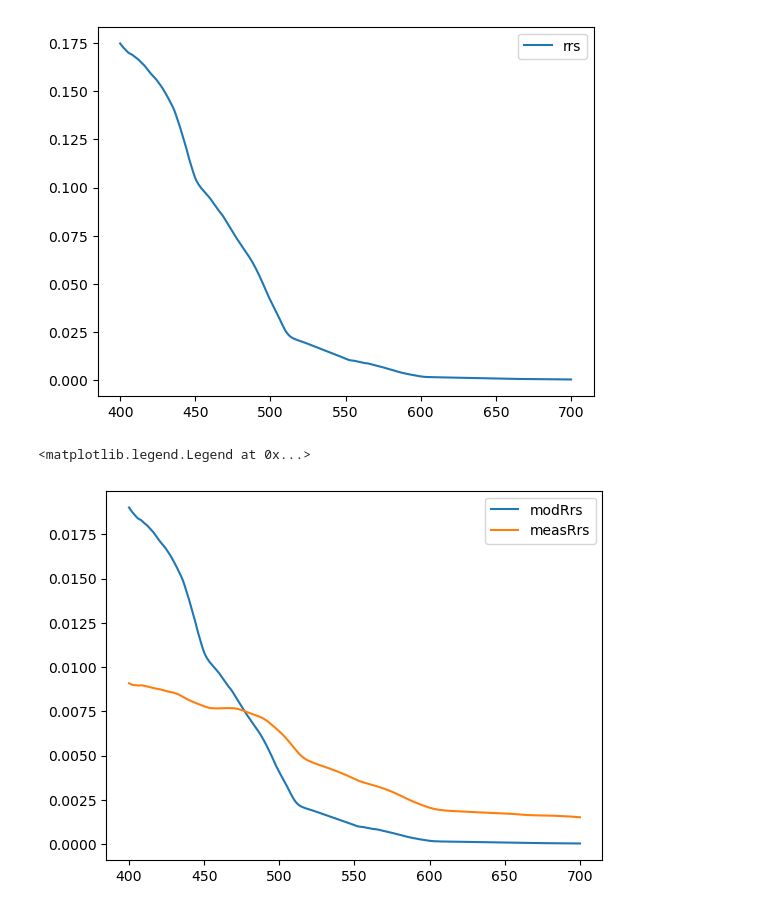
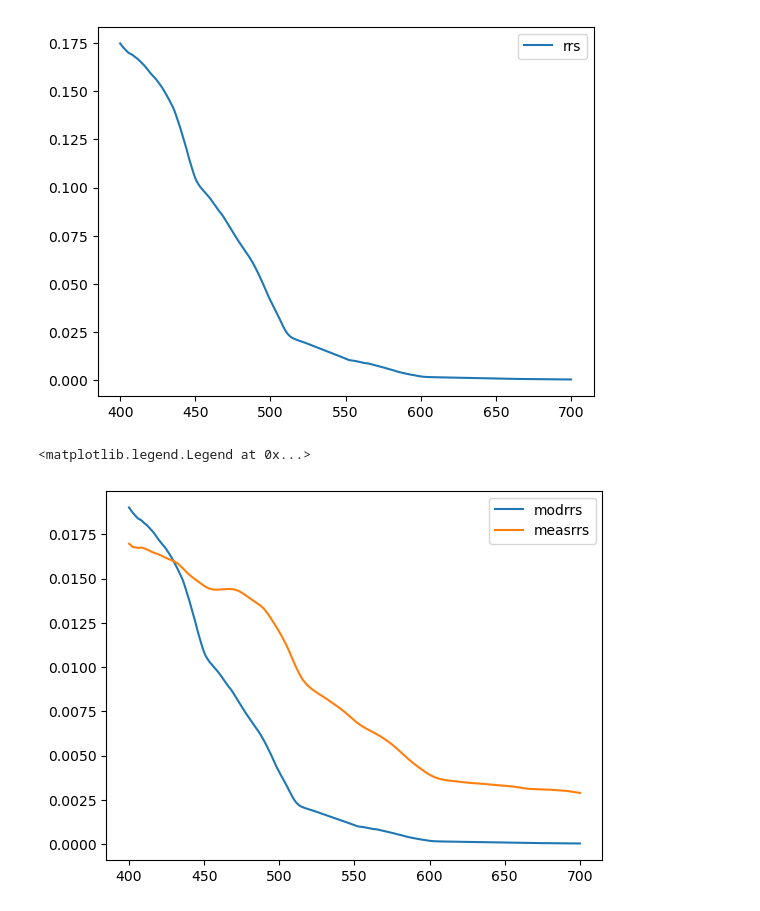
Before and after one commit to aewindle110/PCC_retrievals, a Jupyter notebook: Kramer_hyperRrs.ipynb, the cells around one changed output. Drawn from its saved outputs; the diff is of its cells as text; code cells hidden in the pictures.

```diff
--- a/Kramer_hyperRrs.ipynb
+++ b/Kramer_hyperRrs.ipynb
@@ -41,7 +41,3 @@ def RInw(lambda_nm, Tc, S):
     dnswds = (n1 + n2 * Tc + n3 * Tc ** 2 + n6 / lambda_nm) * n_air
 
     return nsw, dnswds
-# %%
-nsw, dnds = RInw(wave, T, S)
-print(nsw)
-print(dnds)
@@ -258,15 +181,15 @@ def gsm_cost(IOPs, rrs, aw, bbw, bbpstar, aphstar, admstar):
     return cost
 # %%
 def gsm_invert(rrs, aw, bbw, bbpstar, aphstar, admstar):
-    options = {'xtol': 1e-9, 'ftol': 1e-9, 'maxfev': 2000, 'maxiter': 2000}
+    #options = {'xtol': 1e-9, 'ftol': 1e-9, 'maxfev': 2000, 'maxiter': 2000}
     IOPs = np.full((rrs.shape[0], 3), np.nan)
 
     IOPsinit = np.array([0.02, 0.01, 0.0029]) #NOTE THAT THE CHL RETRIEVALS ARE ESPECIALLY SENSITIVE TO INITIAL GUESS!
 
     #for i in range(rrs.shape[0]):
     rrs_obs = rrs.values
-    minimum = fmin(gsm_cost, IOPsinit, args=(rrs_obs, aw, bbw, bbpstar, aphstar, admstar), xtol=1e-9, ftol=1e-9, maxfun=2000, maxiter=2000, full_output=True, retall=True) #options=options)
-    #print(minimum)
+    minimum = fmin(func=gsm_cost, x0= IOPsinit, args=(rrs_obs, aw, bbw, bbpstar, aphstar, admstar), xtol=1e-9, ftol=1e-9, maxfun=2000, maxiter=2000, full_output=True, retall=True) #options=options)
+    #minimum = minimize(fun=gsm_cost, x0= IOPsinit, args=(rrs_obs, aw, bbw, bbpstar, aphstar, admstar), method='Nelder-Mead', tol=1e-9, options={'maxiter':2000, 'disp':True}) #options=options
 
     #if minimum[4]==1:  #if converged then use value as IOP and inital guess
     IOPs = minimum[0]
@@ -413,21 +357,21 @@ plt.plot(wave, rrsP, label='rrs')
 plt.legend()
 
 g = np.array([0.0949, 0.0794])  # Coefficients from Gordon et al. (1988)
-modRrs = g[0] * rrsP + g[1] * rrsP*rrsP
+modrrs = g[0] * rrsP + g[1] * rrsP*rrsP
 
 # Residual between measured and modeled (to use for Kramer_hyperRrs.m)
-rrsD = Rrs - modRrs
+rrsD = rrs - modrrs
 # %% [output]
 [figure]
 [figure]
 [figure]
 # %%
-plt.plot(wave, modRrs, label='modRrs')
-plt.plot(wave, Rrs, label='measRrs')
+plt.plot(wave, modrrs, label='modrrs')
+plt.plot(wave, rrs, label='measrrs')
 plt.legend()
 # %% [output]
 <matplotlib.legend.Legend at 0x...>
-[figure, old version]
+[figure, new version]
 # %%
 plt.plot(wave, rrsD)
 plt.ylim(-0.02, 0.01)
```
Also changed, not shown: parts of 15 cells of this notebook.
